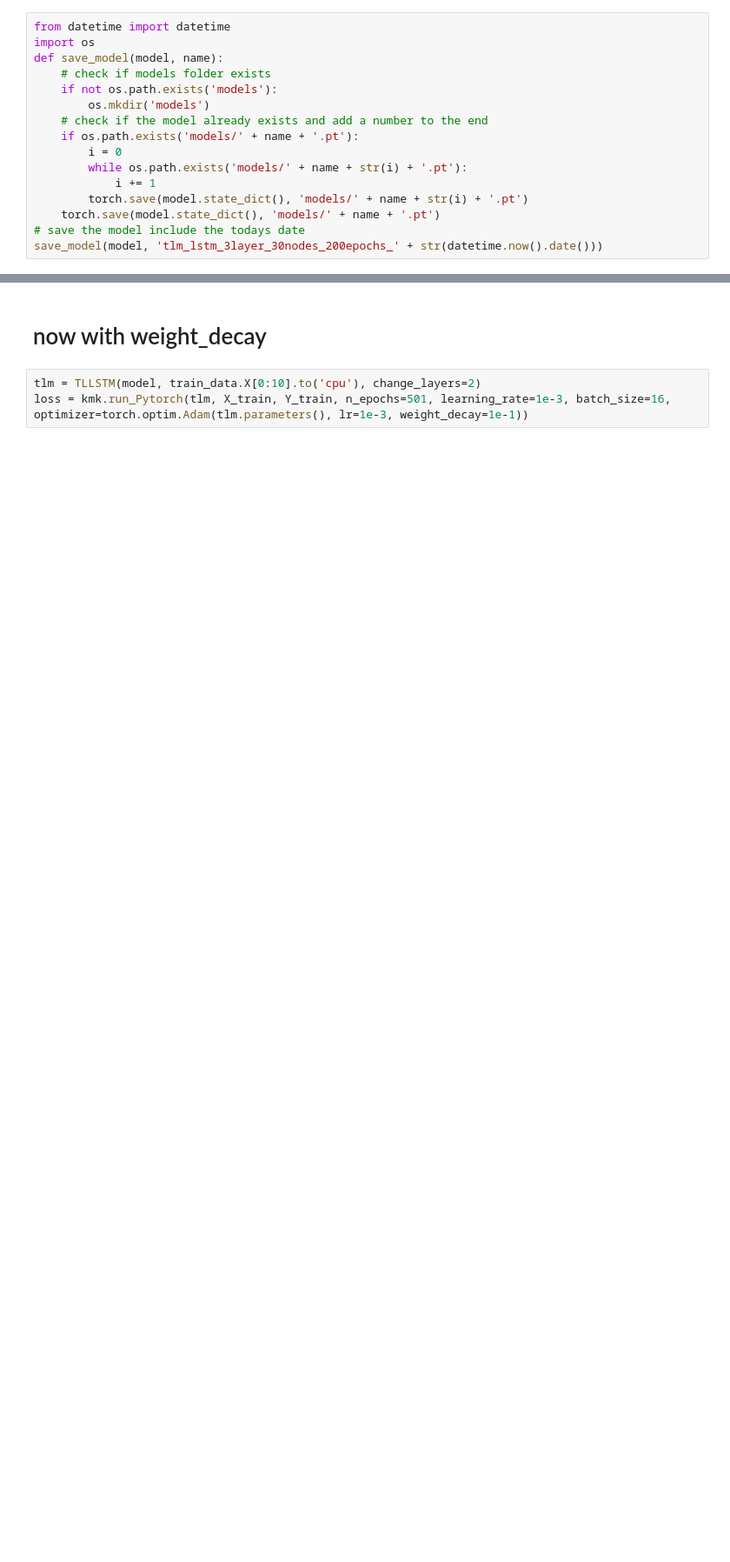
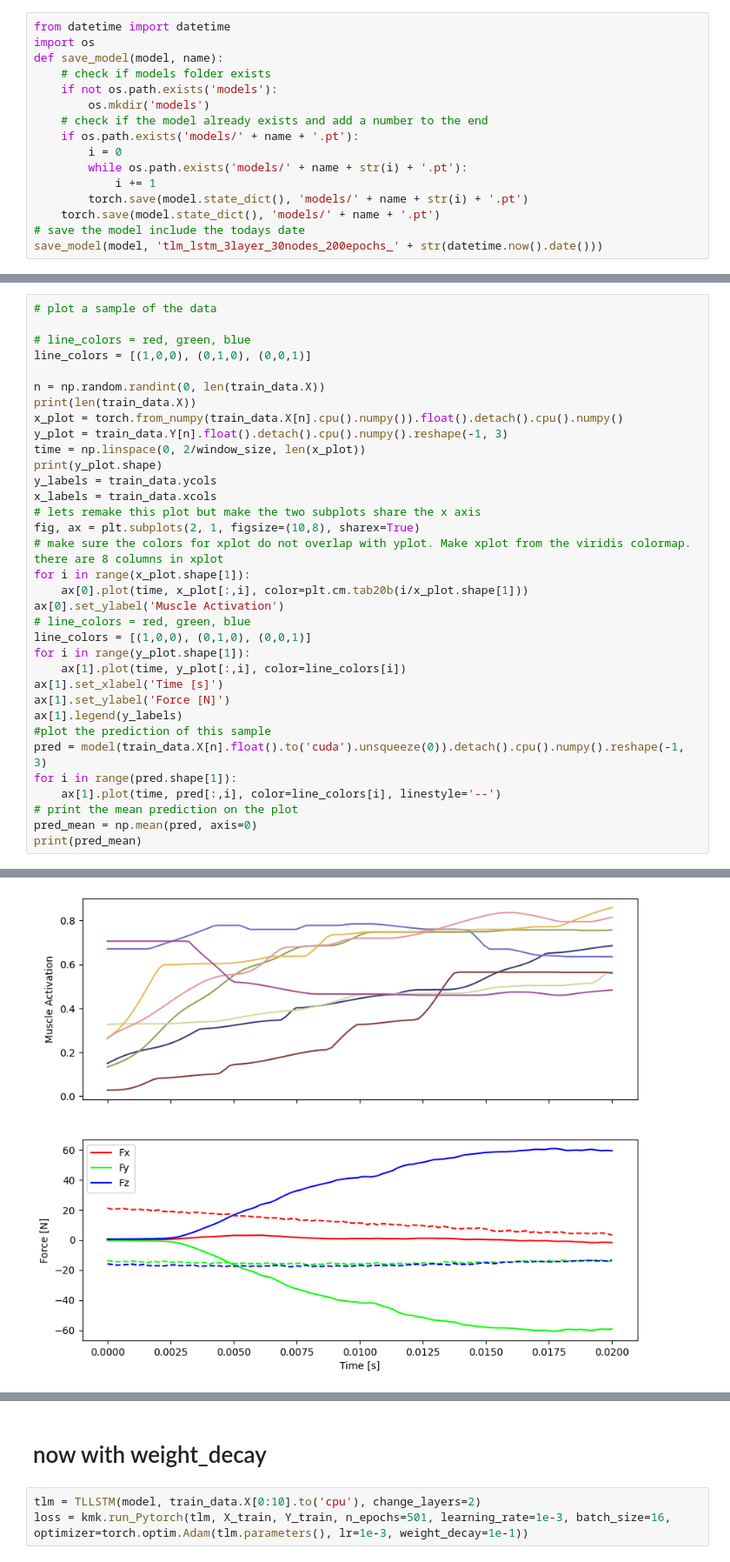
Before and after one commit to ericfonseca95/kmk, a Jupyter notebook: notebooks/LSTM_TLM.ipynb, the cells around one changed output, grey strips where cells are left out. Shown at 87% size. Cells and saved outputs as stored; diff of their text form; blank space fills up the shorter version.

```diff
--- a/notebooks/LSTM_TLM.ipynb
+++ b/notebooks/LSTM_TLM.ipynb
@@ -457,0 +470,35 @@ save_model(model, 'tlm_lstm_3layer_30nodes_200epochs_' + str(datetime.now().date
+# %%
+# plot a sample of the data
+
+# line_colors = red, green, blue
+line_colors = [(1,0,0), (0,1,0), (0,0,1)]
+
+n = np.random.randint(0, len(train_data.X))
+print(len(train_data.X))
+x_plot = torch.from_numpy(train_data.X[n].cpu().numpy()).float().detach().cpu().numpy()
+y_plot = train_data.Y[n].float().detach().cpu().numpy().reshape(-1, 3)
+time = np.linspace(0, 2/window_size, len(x_plot))
+print(y_plot.shape)
+y_labels = train_data.ycols
+x_labels = train_data.xcols
+# lets remake this plot but make the two subplots share the x axis
+fig, ax = plt.subplots(2, 1, figsize=(10,8), sharex=True)
+# make sure the colors for xplot do not overlap with yplot. Make xplot from the viridis colormap. there are 8 columns in xplot
+for i in range(x_plot.shape[1]):
+    ax[0].plot(time, x_plot[:,i], color=plt.cm.tab20b(i/x_plot.shape[1]))
+ax[0].set_ylabel('Muscle Activation')
+# line_colors = red, green, blue
+line_colors = [(1,0,0), (0,1,0), (0,0,1)]
+for i in range(y_plot.shape[1]):
+    ax[1].plot(time, y_plot[:,i], color=line_colors[i])
+ax[1].set_xlabel('Time [s]')
+ax[1].set_ylabel('Force [N]')
+ax[1].legend(y_labels)
+#plot the prediction of this sample
+pred = model(train_data.X[n].float().to('cuda').unsqueeze(0)).detach().cpu().numpy().reshape(-1, 3)
+for i in range(pred.shape[1]):
+    ax[1].plot(time, pred[:,i], color=line_colors[i], linestyle='--')
+# print the mean prediction on the plot
+pred_mean = np.mean(pred, axis=0)
+print(pred_mean)
+# %% [output]
@@ -457,0 +508 @@ save_model(model, 'tlm_lstm_3layer_30nodes_200epochs_' + str(datetime.now().date
+[figure, added]
```
Also changed, not shown: parts of 13 cells of this notebook, 3 other files.
